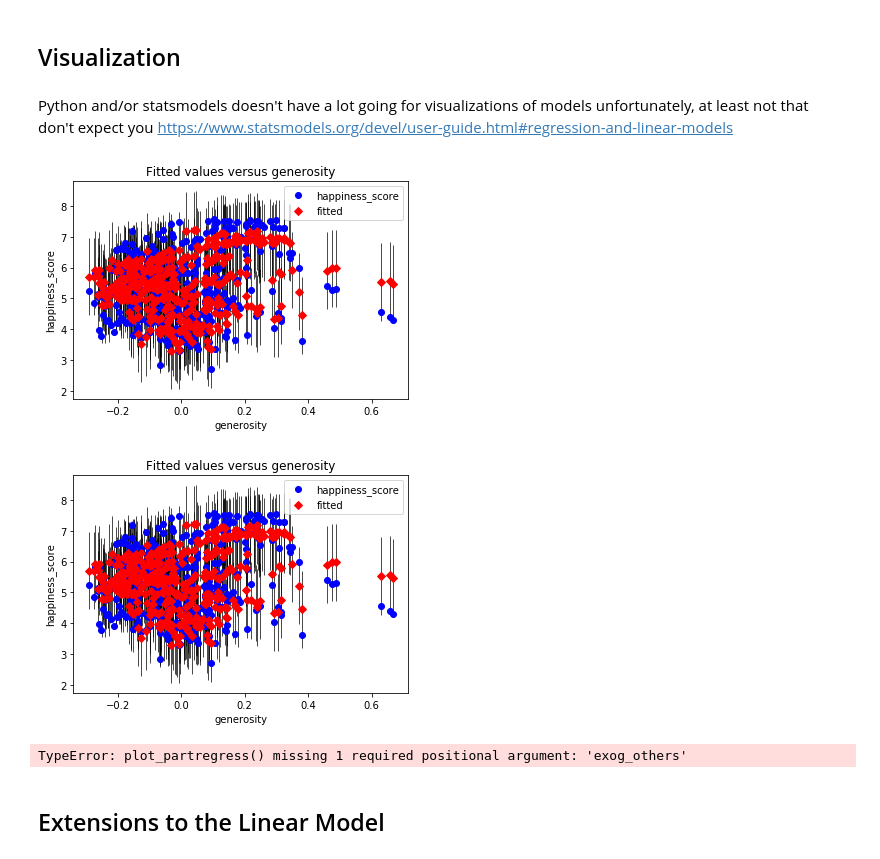
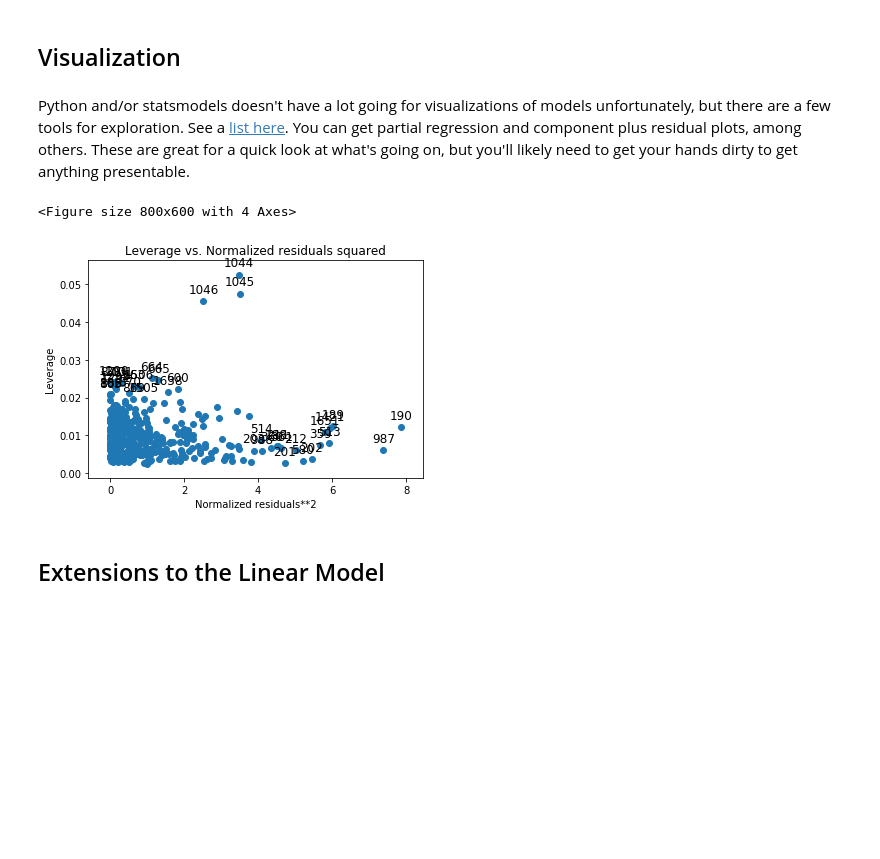
Before and after one commit to m-clark/data-processing-and-visualization, a Jupyter notebook: code/models.ipynb, the cells around one changed output. Drawn from its saved outputs; the diff is of its cells as text; code cells hidden in the pictures; blank space fills up the shorter version.

```diff
--- a/code/models.ipynb
+++ b/code/models.ipynb
@@ -372,17 +373,19 @@ happy_model_base.mse_resid
 # %% [markdown]
 ## Visualization
-# %% [markdown]
-Python and/or statsmodels doesn't have a lot going for visualizations of models unfortunately, at least not that don't expect you
-https://www.statsmodels.org/devel/user-guide.html#regression-and-linear-models
-# %%
-sm.graphics.plot_fit(happy_model_base, 'generosity')
-# %% [output]
-[figure, removed]
-[figure, removed]
-# %%
-sm.graphics.plot_partregress(happy_model_base, 'generosity')
-# %% [output]
-TypeError: plot_partregress() missing 1 required positional argument: 'exog_others'
+# %% [markdown]
+Python and/or statsmodels doesn't have a lot going for visualizations of models unfortunately, but there are a few tools for exploration.  See a [list here](https://www.statsmodels.org/devel/graphics.html).  You can get partial regression and component plus residual plots, among others.  These are great for a quick look at what's going on, but you'll likely need to get your hands dirty to get anything presentable.
+# %%
+import matplotlib.pyplot as plt
+fig = plt.figure(figsize=(8, 6))
+sm.graphics.plot_regress_exog(happy_model_base, 'generosity', fig = fig)
+plt.show()
+# %% [output]
+<Figure size 800x600 with 4 Axes>
+# %%
+sm.graphics.plot_leverage_resid2(happy_model_base) # spot potential problematic observations your model fails to explain.
+plt.show()
+# %% [output]
+[figure, added]
 # %% [markdown]
 ## Extensions to the Linear Model
 # %% [markdown]
```
Also changed, not shown: parts of 19 cells of this notebook, 28 other files.
